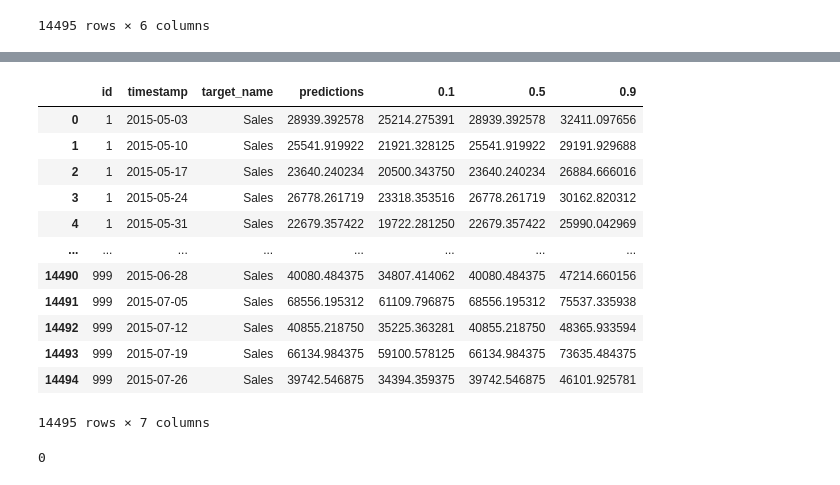
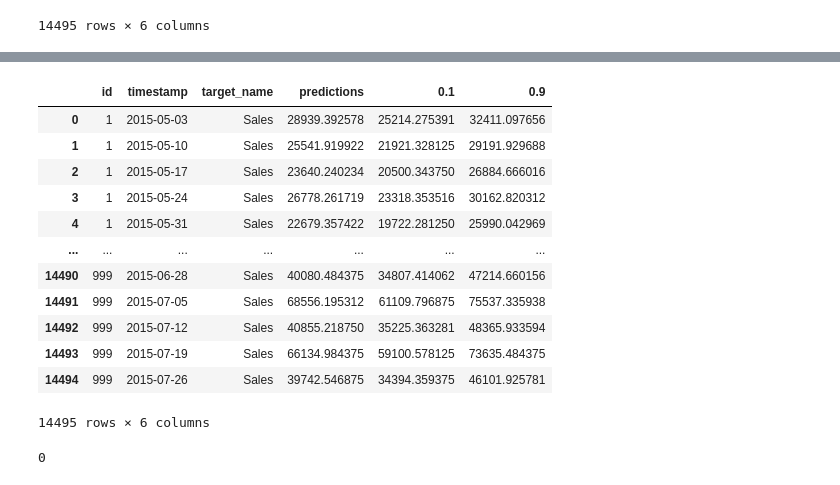
Before and after one commit to feng-li/forecasting-with-ai, a Jupyter notebook: S06-Time-Series-Foundation-Models/06.2-Offline-Large-Time-Model.ipynb, the cells around one changed output, grey strips where cells are left out. Saved outputs shown, nothing was run; the diff lists cells and outputs as text; code cells hidden in the pictures.

```diff
--- a/S06-Time-Series-Foundation-Models/06.2-Offline-Large-Time-Model.ipynb
+++ b/S06-Time-Series-Foundation-Models/06.2-Offline-Large-Time-Model.ipynb
@@ -178,8 +275,8 @@ timestamp_column = "timestamp"  # Column containing datetime information
 timeseries_id = "1"  # Specific time series to visualize (product/store ID)
 
 # Load historical sales and past values of covariates
-sales_context_df = pd.read_parquet("../data/retail_sales_train.parquet")
-# sales_context_df = pd.read_csv("../data/retail_sales_train.csv")
+# sales_context_df = pd.read_parquet("../data/retail_sales_train.parquet")
+sales_context_df = pd.read_csv("../data/retail_sales_train.csv")
 sales_context_df
 # %% [output]
 |  | id | timestamp | Sales | Open | Promo | SchoolHoliday | StateHoliday | Customers |
@@ -197,8 +294,8 @@ sales_context_df
 133800 rows × 8 columns
 # %%
 # Load future values of covariates
-sales_test_df = pd.read_parquet("../data/retail_sales_test.parquet")
-# sales_test_df = pd.read_csv("../data/retail_sales_test.csv")
+# sales_test_df = pd.read_parquet("../data/retail_sales_test.parquet")
+sales_test_df = pd.read_csv("../data/retail_sales_test.csv")
 
 sales_future_df = sales_test_df.drop(columns=target)
 sales_future_df
@@ -245,29 +342,29 @@ sales_pred_no_cov_df
 # %%
 # Generate predictions with covariates
 sales_pred_df = pipeline.predict_df(
     sales_context_df,
     future_df=sales_future_df,
     prediction_length=prediction_length,
-    quantile_levels=[0.1, 0.5, 0.9],
+    quantile_levels=[0.1, 0.9],
     id_column=id_column,
     timestamp_column=timestamp_column,
     target=target,
 )
 sales_pred_df
 # %% [output]
-|  | id | timestamp | target_name | predictions | 0.1 | 0.5 | 0.9 |
-| 0 | 1 | 2015-05-03 | Sales | 28939.392578 | 25214.275391 | 28939.392578 | 32411.097656 |
-| 1 | 1 | 2015-05-10 | Sales | 25541.919922 | 21921.328125 | 25541.919922 | 29191.929688 |
-| 2 | 1 | 2015-05-17 | Sales | 23640.240234 | 20500.343750 | 23640.240234 | 26884.666016 |
-| 3 | 1 | 2015-05-24 | Sales | 26778.261719 | 23318.353516 | 26778.261719 | 30162.820312 |
-| 4 | 1 | 2015-05-31 | Sales | 22679.357422 | 19722.281250 | 22679.357422 | 25990.042969 |
-| ... | ... | ... | ... | ... | ... | ... | ... |
-| 14490 | 999 | 2015-06-28 | Sales | 40080.484375 | 34807.414062 | 40080.484375 | 47214.660156 |
-| 14491 | 999 | 2015-07-05 | Sales | 68556.195312 | 61109.796875 | 68556.195312 | 75537.335938 |
-| 14492 | 999 | 2015-07-12 | Sales | 40855.218750 | 35225.363281 | 40855.218750 | 48365.933594 |
-| 14493 | 999 | 2015-07-19 | Sales | 66134.984375 | 59100.578125 | 66134.984375 | 73635.484375 |
-| 14494 | 999 | 2015-07-26 | Sales | 39742.546875 | 34394.359375 | 39742.546875 | 46101.925781 |
+|  | id | timestamp | target_name | predictions | 0.1 | 0.9 |
+| 0 | 1 | 2015-05-03 | Sales | 28939.392578 | 25214.275391 | 32411.097656 |
+| 1 | 1 | 2015-05-10 | Sales | 25541.919922 | 21921.328125 | 29191.929688 |
+| 2 | 1 | 2015-05-17 | Sales | 23640.240234 | 20500.343750 | 26884.666016 |
+| 3 | 1 | 2015-05-24 | Sales | 26778.261719 | 23318.353516 | 30162.820312 |
+| 4 | 1 | 2015-05-31 | Sales | 22679.357422 | 19722.281250 | 25990.042969 |
+| ... | ... | ... | ... | ... | ... | ... |
+| 14490 | 999 | 2015-06-28 | Sales | 40080.484375 | 34807.414062 | 47214.660156 |
+| 14491 | 999 | 2015-07-05 | Sales | 68556.195312 | 61109.796875 | 75537.335938 |
+| 14492 | 999 | 2015-07-12 | Sales | 40855.218750 | 35225.363281 | 48365.933594 |
+| 14493 | 999 | 2015-07-19 | Sales | 66134.984375 | 59100.578125 | 73635.484375 |
+| 14494 | 999 | 2015-07-26 | Sales | 39742.546875 | 34394.359375 | 46101.925781 |
-14495 rows × 7 columns
+14495 rows × 6 columns
 # %%
 plot_forecast(
     sales_context_df,
```
Also changed, not shown: parts of 7 cells of this notebook, 18 other files.
